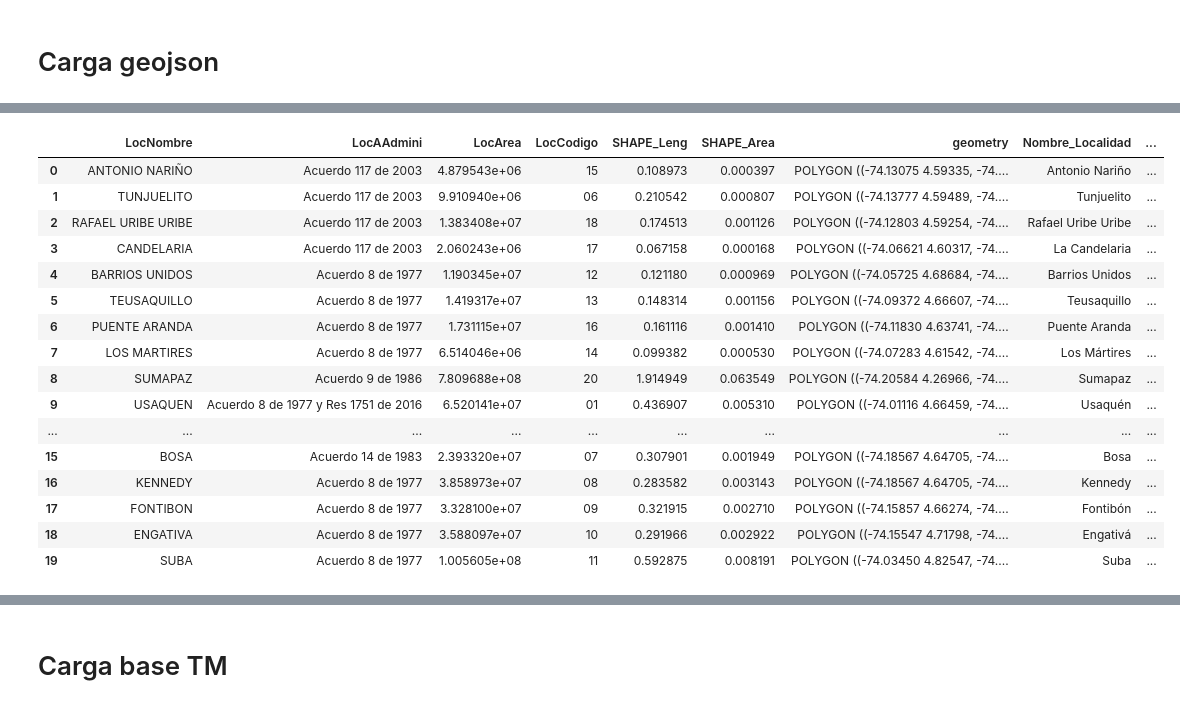
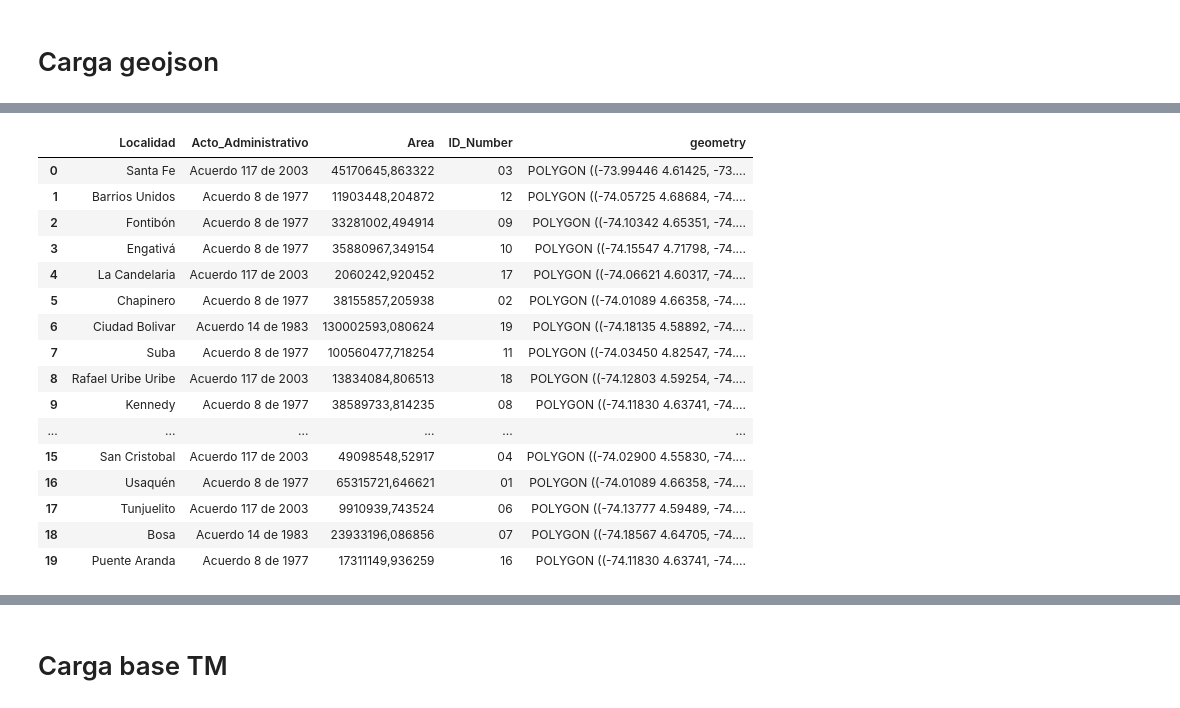
Before and after one commit to andresgalarza-astro/Project_DS4A_IDT, a Jupyter notebook: Notebooks/Localidades_Banks.ipynb, the cells around one changed output, grey strips where cells are left out. Cells and saved outputs as stored; diff of their text form; code cells hidden in the pictures.

```diff
--- a/Notebooks/Localidades_Banks.ipynb
+++ b/Notebooks/Localidades_Banks.ipynb
@@ -15,9 +15,12 @@ sns.set()
 # %% [markdown]
 # Carga geojson
 # %%
-file_path= 'D:/JUAN CAMILO/DS4A/Proyecto FInal/locashp/Loca.shp'
-file_path2='D:/JUAN CAMILO/DS4A/Proyecto FInal/Bases de Datos/Bases_limpias/Banks.csv'
+#file_path= 'D:/JUAN CAMILO/DS4A/Proyecto FInal/locashp/Loca.shp'
+#file_path2='D:/JUAN CAMILO/DS4A/Proyecto FInal/Bases de Datos/Bases_limpias/Banks.csv'
+
+filepath_Localidades = '../Mapas/poligonos-localidades.shp'
+filepath_Banks = '../Datasets/Banks.csv'
 # %%
-MapaLocalidades = gpd.read_file(file_path)
+MapaLocalidades = gpd.read_file(filepath_Localidades)
 MapaLocalidades
 # %% [output]
@@ -62,25 +66,30 @@ dic_Localidades={'TEUSAQUILLO':'Teusaquillo',
                  'SUMAPAZ':'Sumapaz'
 }
 # %%
-MapaLocalidades['Nombre_Localidad']=MapaLocalidades['LocNombre'].replace(dic_Localidades)
-MapaLocalidades['geometry2']=MapaLocalidades['geometry']
+Colsdict = {'Nombre_de_l' : 'Localidad', 'Acto_admini' : 'Acto_Administrativo',
+            'Area_de_la_' : 'Area', 'Identificad' : 'ID_Number'}
+
+MapaLocalidades.rename(columns=Colsdict,inplace = True)
+
+MapaLocalidades['Localidad']=MapaLocalidades['Localidad'].replace(dic_Localidades)
+#MapaLocalidades['geometry2']=MapaLocalidades['geometry']
 MapaLocalidades
 # %% [output]
-|  | LocNombre | LocAAdmini | LocArea | LocCodigo | SHAPE_Leng | SHAPE_Area | geometry | Nombre_Localidad | ... |
-| 0 | ANTONIO NARIÑO | Acuerdo 117 de 2003 | 4.879543e+06 | 15 | 0.108973 | 0.000397 | POLYGON ((-74.13075 4.59335, -74.... | Antonio Nariño | ... |
-| 1 | TUNJUELITO | Acuerdo 117 de 2003 | 9.910940e+06 | 06 | 0.210542 | 0.000807 | POLYGON ((-74.13777 4.59489, -74.... | Tunjuelito | ... |
-| 2 | RAFAEL URIBE URIBE | Acuerdo 117 de 2003 | 1.383408e+07 | 18 | 0.174513 | 0.001126 | POLYGON ((-74.12803 4.59254, -74.... | Rafael Uribe Uribe | ... |
-| 3 | CANDELARIA | Acuerdo 117 de 2003 | 2.060243e+06 | 17 | 0.067158 | 0.000168 | POLYGON ((-74.06621 4.60317, -74.... | La Candelaria | ... |
-| 4 | BARRIOS UNIDOS | Acuerdo 8 de 1977 | 1.190345e+07 | 12 | 0.121180 | 0.000969 | POLYGON ((-74.05725 4.68684, -74.... | Barrios Unidos | ... |
-| 5 | TEUSAQUILLO | Acuerdo 8 de 1977 | 1.419317e+07 | 13 | 0.148314 | 0.001156 | POLYGON ((-74.09372 4.66607, -74.... | Teusaquillo | ... |
-| 6 | PUENTE ARANDA | Acuerdo 8 de 1977 | 1.731115e+07 | 16 | 0.161116 | 0.001410 | POLYGON ((-74.11830 4.63741, -74.... | Puente Aranda | ... |
-| 7 | LOS MARTIRES | Acuerdo 8 de 1977 | 6.514046e+06 | 14 | 0.099382 | 0.000530 | POLYGON ((-74.07283 4.61542, -74.... | Los Mártires | ... |
-| 8 | SUMAPAZ | Acuerdo 9 de 1986 | 7.809688e+08 | 20 | 1.914949 | 0.063549 | POLYGON ((-74.20584 4.26966, -74.... | Sumapaz | ... |
-| 9 | USAQUEN | Acuerdo 8 de 1977 y Res 1751 de 2016 | 6.520141e+07 | 01 | 0.436907 | 0.005310 | POLYGON ((-74.01116 4.66459, -74.... | Usaquén | ... |
-| ... | ... | ... | ... | ... | ... | ... | ... | ... | ... |
-| 15 | BOSA | Acuerdo 14 de 1983 | 2.393320e+07 | 07 | 0.307901 | 0.001949 | POLYGON ((-74.18567 4.64705, -74.... | Bosa | ... |
-| 16 | KENNEDY | Acuerdo 8 de 1977 | 3.858973e+07 | 08 | 0.283582 | 0.003143 | POLYGON ((-74.18567 4.64705, -74.... | Kennedy | ... |
-| 17 | FONTIBON | Acuerdo 8 de 1977 | 3.328100e+07 | 09 | 0.321915 | 0.002710 | POLYGON ((-74.15857 4.66274, -74.... | Fontibón | ... |
-| 18 | ENGATIVA | Acuerdo 8 de 1977 | 3.588097e+07 | 10 | 0.291966 | 0.002922 | POLYGON ((-74.15547 4.71798, -74.... | Engativá | ... |
-| 19 | SUBA | Acuerdo 8 de 1977 | 1.005605e+08 | 11 | 0.592875 | 0.008191 | POLYGON ((-74.03450 4.82547, -74.... | Suba | ... |
+|  | Localidad | Acto_Administrativo | Area | ID_Number | geometry |
+| 0 | Santa Fe | Acuerdo 117 de 2003 | 45170645,863322 | 03 | POLYGON ((-73.99446 4.61425, -73.... |
+| 1 | Barrios Unidos | Acuerdo 8 de 1977 | 11903448,204872 | 12 | POLYGON ((-74.05725 4.68684, -74.... |
+| 2 | Fontibón | Acuerdo 8 de 1977 | 33281002,494914 | 09 | POLYGON ((-74.10342 4.65351, -74.... |
+| 3 | Engativá | Acuerdo 8 de 1977 | 35880967,349154 | 10 | POLYGON ((-74.15547 4.71798, -74.... |
+| 4 | La Candelaria | Acuerdo 117 de 2003 | 2060242,920452 | 17 | POLYGON ((-74.06621 4.60317, -74.... |
+| 5 | Chapinero | Acuerdo 8 de 1977 | 38155857,205938 | 02 | POLYGON ((-74.01089 4.66358, -74.... |
+| 6 | Ciudad Bolivar | Acuerdo 14 de 1983 | 130002593,080624 | 19 | POLYGON ((-74.18135 4.58892, -74.... |
+| 7 | Suba | Acuerdo 8 de 1977 | 100560477,718254 | 11 | POLYGON ((-74.03450 4.82547, -74.... |
+| 8 | Rafael Uribe Uribe | Acuerdo 117 de 2003 | 13834084,806513 | 18 | POLYGON ((-74.12803 4.59254, -74.... |
+| 9 | Kennedy | Acuerdo 8 de 1977 | 38589733,814235 | 08 | POLYGON ((-74.11830 4.63741, -74.... |
+| ... | ... | ... | ... | ... | ... |
+| 15 | San Cristobal | Acuerdo 117 de 2003 | 49098548,52917 | 04 | POLYGON ((-74.02900 4.55830, -74.... |
+| 16 | Usaquén | Acuerdo 8 de 1977 | 65315721,646621 | 01 | POLYGON ((-74.01089 4.66358, -74.... |
+| 17 | Tunjuelito | Acuerdo 117 de 2003 | 9910939,743524 | 06 | POLYGON ((-74.13777 4.59489, -74.... |
+| 18 | Bosa | Acuerdo 14 de 1983 | 23933196,086856 | 07 | POLYGON ((-74.18567 4.64705, -74.... |
+| 19 | Puente Aranda | Acuerdo 8 de 1977 | 17311149,936259 | 16 | POLYGON ((-74.11830 4.63741, -74.... |
 # %%
```
Also changed, not shown: parts of 17 cells of this notebook, 10 other files.
